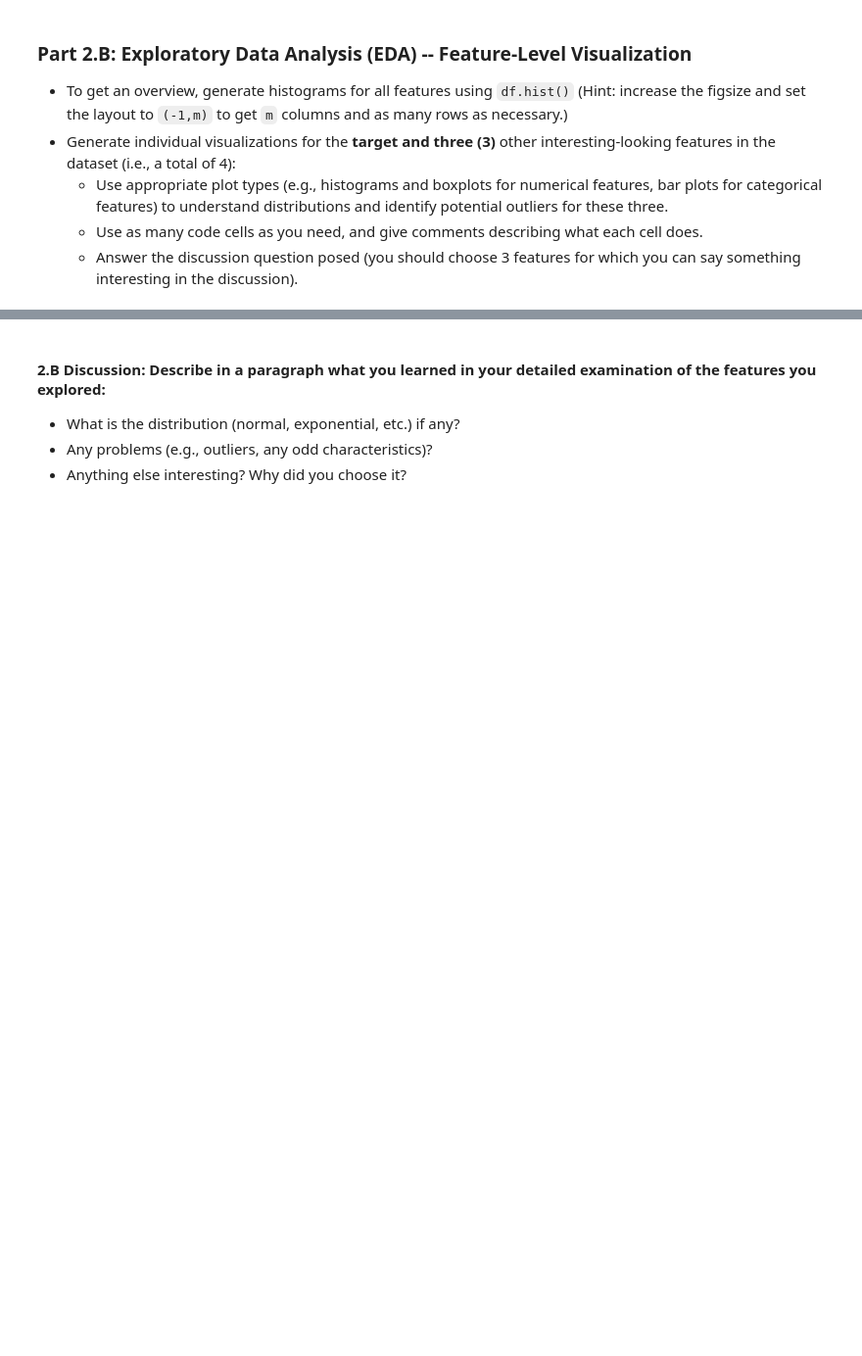
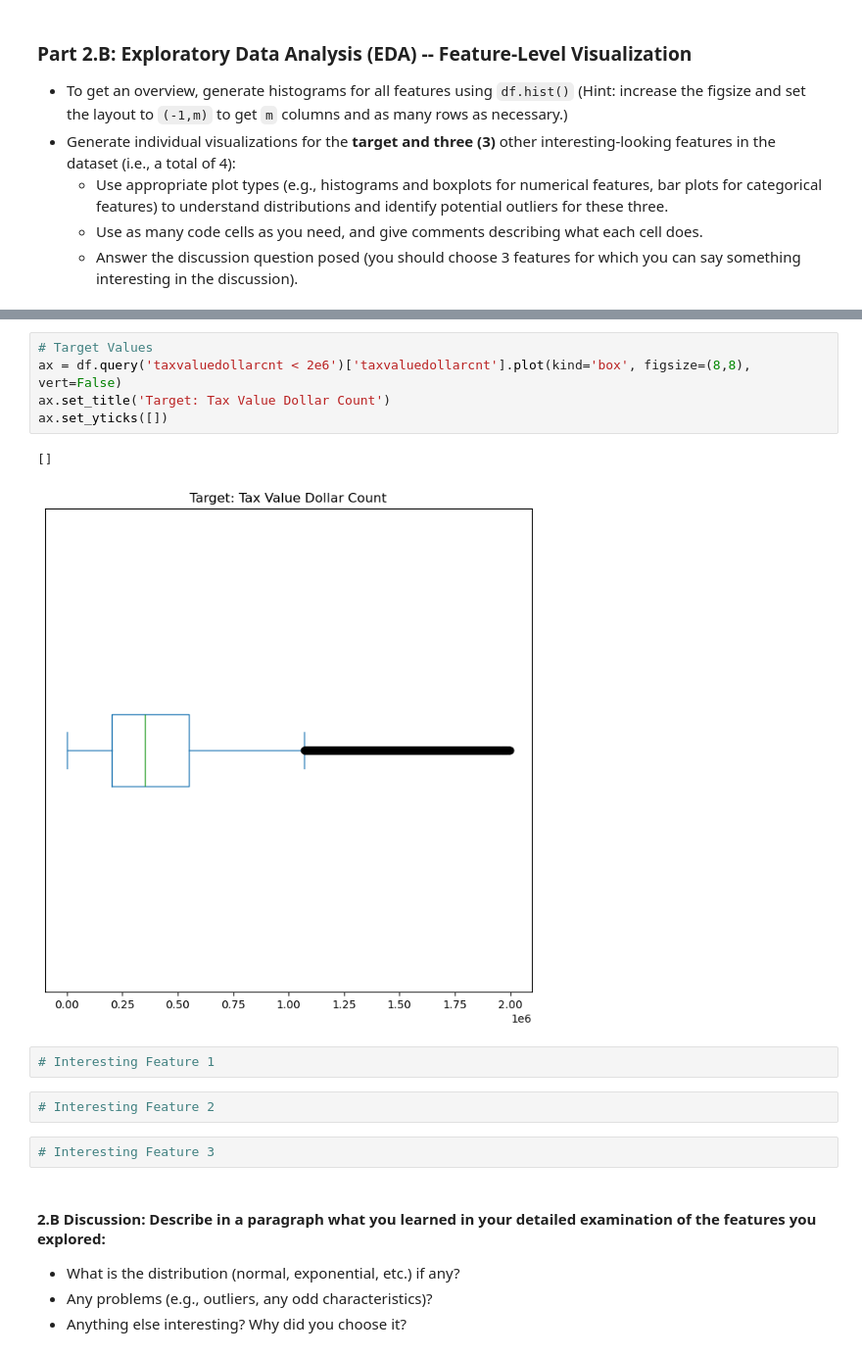
Before and after one commit to rdabbs1/Milestone_1, a Jupyter notebook: Milestone_01.ipynb, the cells around one changed output, grey strips where cells are left out. Shown at 98% size. Saved outputs shown, nothing was run; the diff lists cells and outputs as text; blank space fills up the shorter version.

```diff
--- a/Milestone_01.ipynb
+++ b/Milestone_01.ipynb
@@ -259,3 +336,17 @@ plt.tight_layout()
+# %%
+# Target Values
+ax = df.query('taxvaluedollarcnt < 2e6')['taxvaluedollarcnt'].plot(kind='box', figsize=(8,8), vert=False)
+ax.set_title('Target: Tax Value Dollar Count')
+ax.set_yticks([])
+# %% [output]
+[]
+[figure, added]
+# %%
+# Interesting Feature 1
+# %%
+# Interesting Feature 2
+# %%
+# Interesting Feature 3
 # %% [markdown]
 #### **2.B Discussion:** Describe in a paragraph what you learned in your detailed examination of the features you explored:
 - What is the distribution (normal, exponential, etc.) if any?
```
Also changed, not shown: parts of 14 cells of this notebook.
